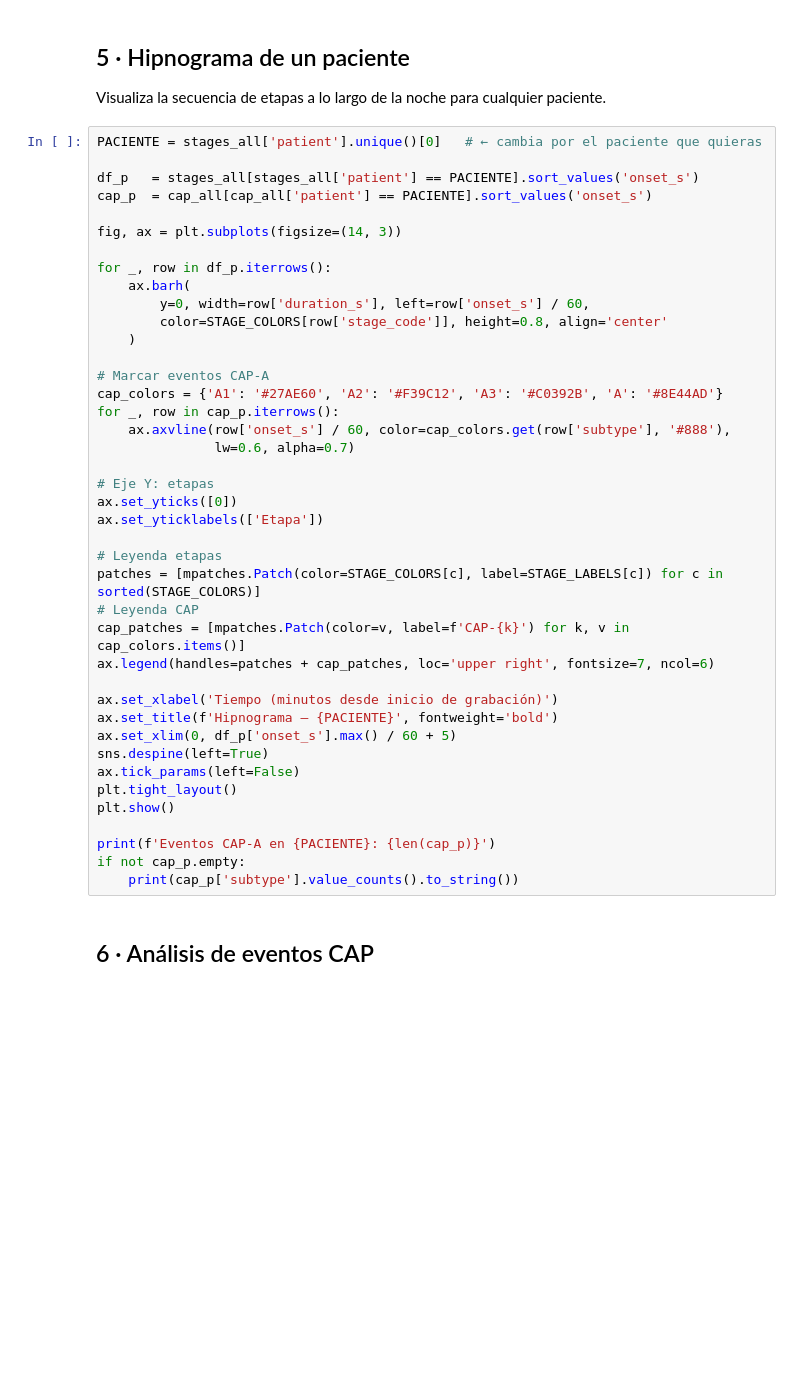
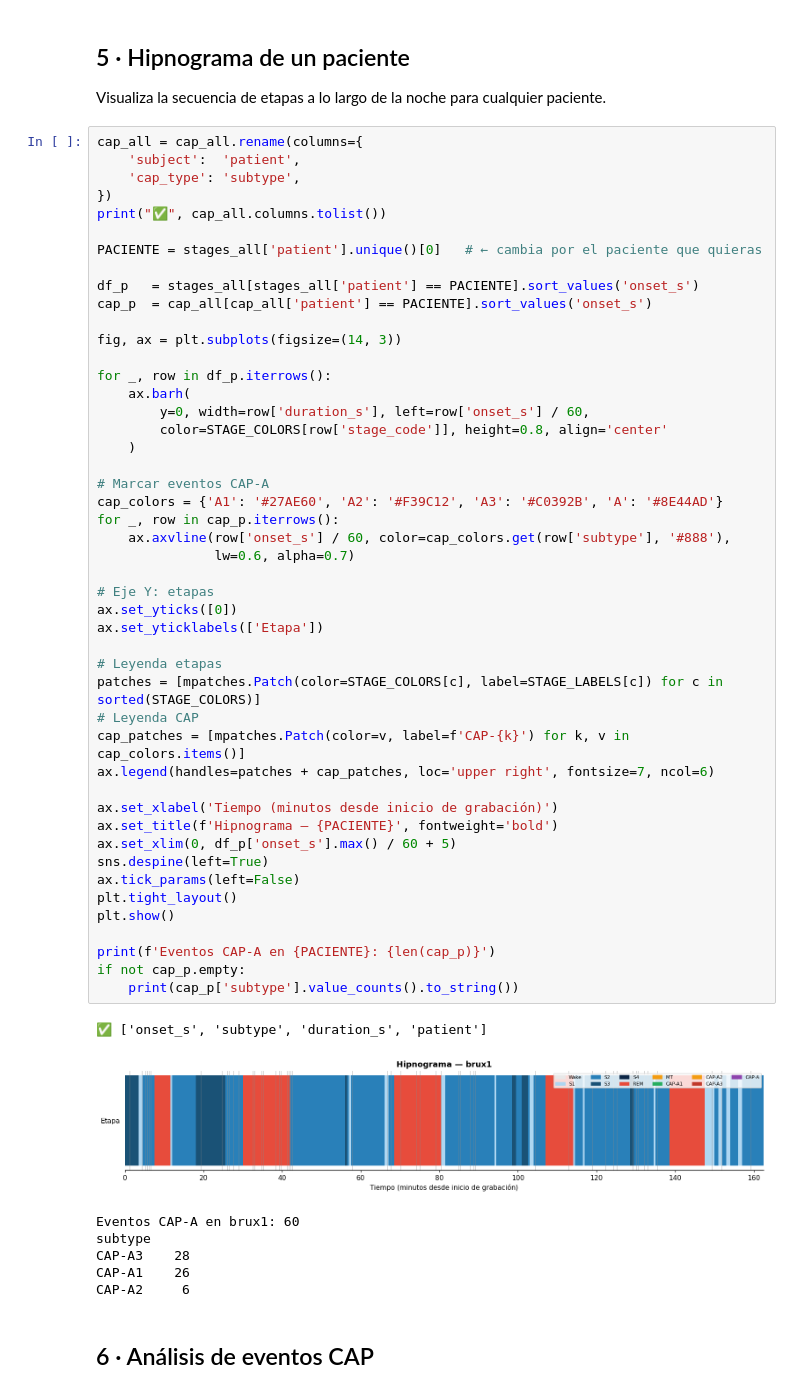
Before and after one commit to Ileana-Castillo/RAHBFDP-2026, a Jupyter notebook: notebooks/diagnostico_anotaciones.ipynb, the cells around one changed output. Drawn from its saved outputs; the diff is of its cells as text; blank space fills up the shorter version.

```diff
--- a/notebooks/diagnostico_anotaciones.ipynb
+++ b/notebooks/diagnostico_anotaciones.ipynb
@@ -319,6 +452,12 @@ NameError: name 'stages_all' is not defined
 
 Visualiza la secuencia de etapas a lo largo de la noche para cualquier paciente.
 # %%
+cap_all = cap_all.rename(columns={
+    'subject':  'patient',
+    'cap_type': 'subtype',
+})
+print("✅", cap_all.columns.tolist())
+
 PACIENTE = stages_all['patient'].unique()[0]   # ← cambia por el paciente que quieras
 
 df_p   = stages_all[stages_all['patient'] == PACIENTE].sort_values('onset_s')
@@ -332,33 +471,41 @@ for _, row in df_p.iterrows():
         color=STAGE_COLORS[row['stage_code']], height=0.8, align='center'
     )
 
 # Marcar eventos CAP-A
 cap_colors = {'A1': '#27AE60', 'A2': '#F39C12', 'A3': '#C0392B', 'A': '#8E44AD'}
 for _, row in cap_p.iterrows():
     ax.axvline(row['onset_s'] / 60, color=cap_colors.get(row['subtype'], '#888'),
                lw=0.6, alpha=0.7)
 
 # Eje Y: etapas
 ax.set_yticks([0])
 ax.set_yticklabels(['Etapa'])
 
 # Leyenda etapas
 patches = [mpatches.Patch(color=STAGE_COLORS[c], label=STAGE_LABELS[c]) for c in sorted(STAGE_COLORS)]
 # Leyenda CAP
 cap_patches = [mpatches.Patch(color=v, label=f'CAP-{k}') for k, v in cap_colors.items()]
 ax.legend(handles=patches + cap_patches, loc='upper right', fontsize=7, ncol=6)
 
 ax.set_xlabel('Tiempo (minutos desde inicio de grabación)')
 ax.set_title(f'Hipnograma — {PACIENTE}', fontweight='bold')
 ax.set_xlim(0, df_p['onset_s'].max() / 60 + 5)
 sns.despine(left=True)
 ax.tick_params(left=False)
 plt.tight_layout()
 plt.show()
 
 print(f'Eventos CAP-A en {PACIENTE}: {len(cap_p)}')
 if not cap_p.empty:
     print(cap_p['subtype'].value_counts().to_string())
+# %% [output]
+✅ ['onset_s', 'subtype', 'duration_s', 'patient']
+[figure, added]
+Eventos CAP-A en brux1: 60
+subtype
+CAP-A3    28
+CAP-A1    26
+CAP-A2     6
 # %% [markdown]
 ## 6 · Análisis de eventos CAP
 # %%
```
Also changed, not shown: parts of 9 cells of this notebook, 4 other files.
